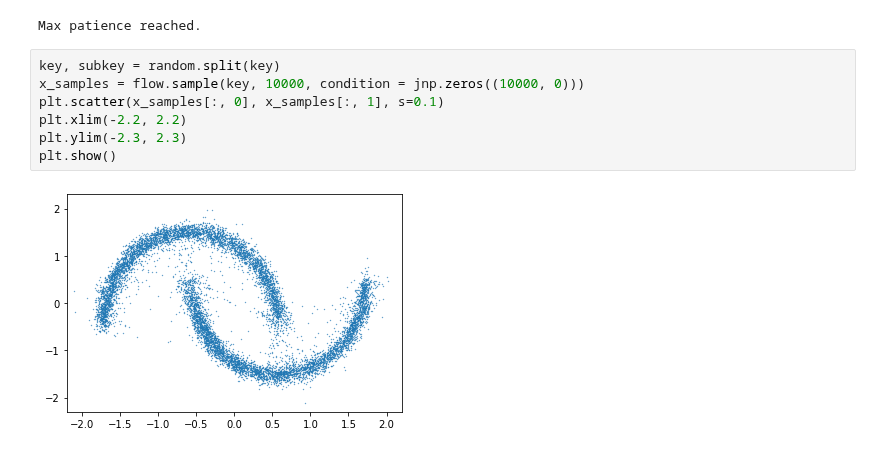
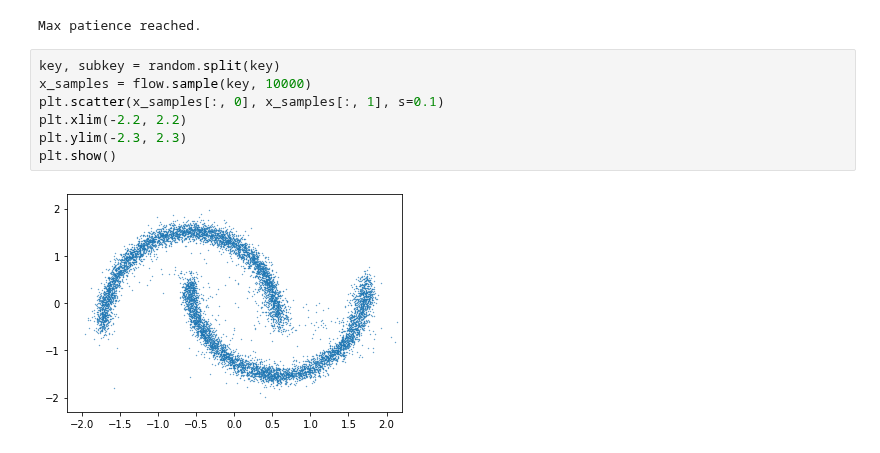
Before and after one commit to danielward27/flowjax, a Jupyter notebook: examples/two_moons.ipynb, the cells around one changed output. Cells and saved outputs as stored; diff of their text form.

```diff
--- a/examples/two_moons.ipynb
+++ b/examples/two_moons.ipynb
@@ -43,13 +46,13 @@ flow, losses = train_flow(flow, key, x)
 Max patience reached.
 # %%
 key, subkey = random.split(key)
-x_samples = flow.sample(key, 10000, condition = jnp.zeros((10000, 0)))
+x_samples = flow.sample(key, 10000)
 plt.scatter(x_samples[:, 0], x_samples[:, 1], s=0.1)
 plt.xlim(-2.2, 2.2)
 plt.ylim(-2.3, 2.3)
 plt.show()
 # %% [output]
-[figure, old version]
+[figure, new version]
 # %%
 for k, v in losses.items():
     plt.plot(v, label=k)
```
Also changed, not shown: parts of 3 cells of this notebook, 4 other files.
